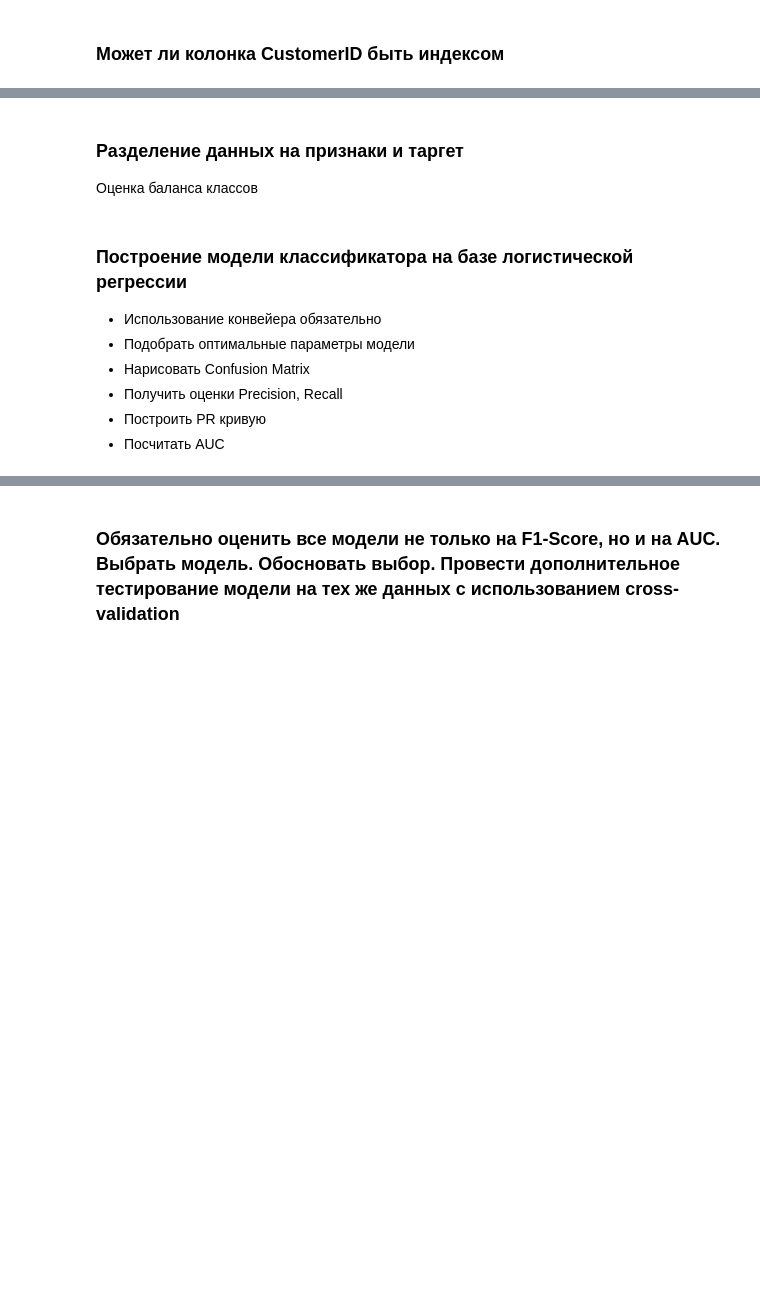
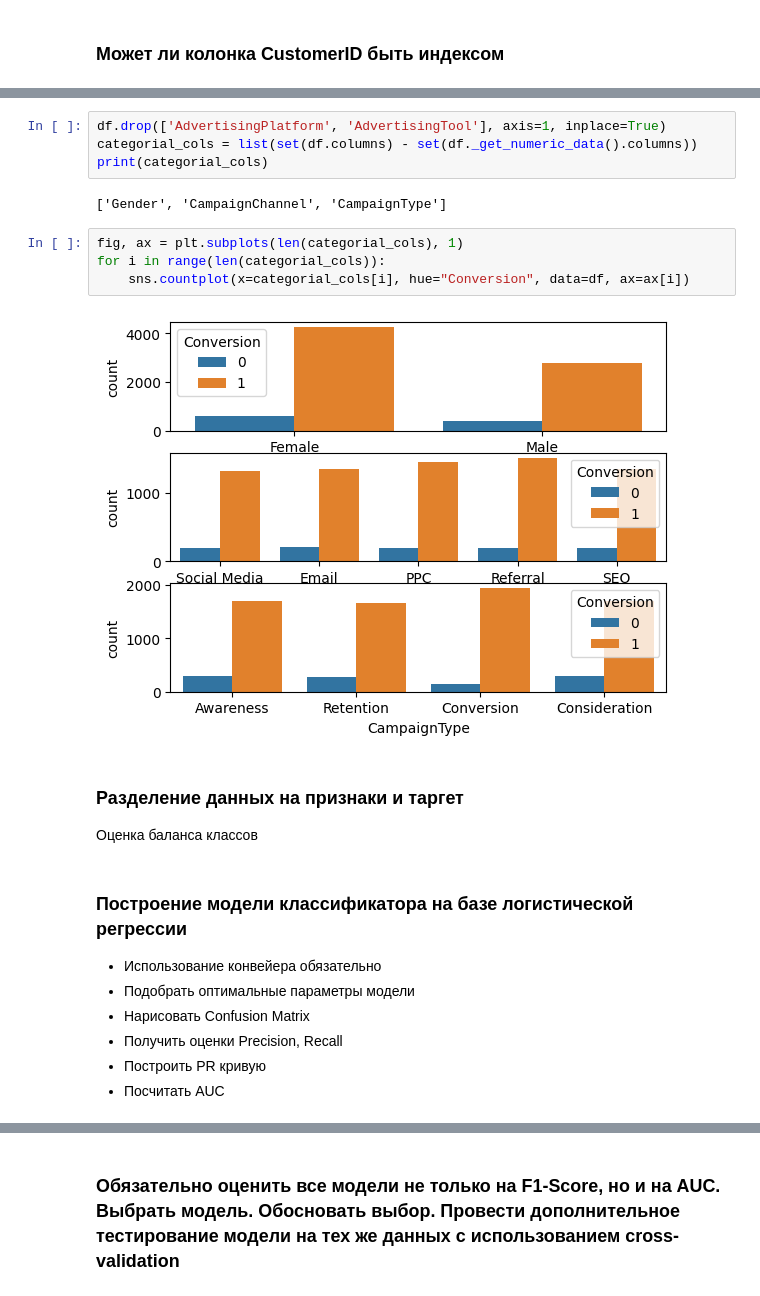
Before and after one commit to wldwldcrd/data_analysis_baumanka, a Jupyter notebook: 9_SVM_KNN/homework/Digital Marketing Campaign.ipynb, the cells around one changed output, grey strips where cells are left out. Cells and saved outputs as stored; diff of their text form; blank space fills up the shorter version.

```diff
--- a/9_SVM_KNN/homework/Digital Marketing Campaign.ipynb
+++ b/9_SVM_KNN/homework/Digital Marketing Campaign.ipynb
@@ -37,3 +169,15 @@ import phik as phik
+# %%
+df.drop(['AdvertisingPlatform', 'AdvertisingTool'], axis=1, inplace=True)
+categorial_cols = list(set(df.columns) - set(df._get_numeric_data().columns))
+print(categorial_cols)
+# %% [output]
+['Gender', 'CampaignChannel', 'CampaignType']
+# %%
+fig, ax = plt.subplots(len(categorial_cols), 1)
+for i in range(len(categorial_cols)):
+    sns.countplot(x=categorial_cols[i], hue="Conversion", data=df, ax=ax[i])
+# %% [output]
+[figure, added]
 # %% [markdown]
 ### Разделение данных на признаки и таргет
 
@@ -41,12 +185,12 @@ import phik as phik
 # %% [markdown]
 ### Построение модели классификатора на базе логистической регрессии
 
-* Использование конвейера обязательно
-* Подобрать оптимальные параметры модели
-* Нарисовать Confusion Matrix
-* Получить оценки Precision, Recall
-* Построить PR кривую
-* Посчитать AUC
+-   Использование конвейера обязательно
+-   Подобрать оптимальные параметры модели
+-   Нарисовать Confusion Matrix
+-   Получить оценки Precision, Recall
+-   Построить PR кривую
+-   Посчитать AUC
 # %% [markdown]
 ### Построение модели SVM классификатора
 
```
Also changed, not shown: parts of 19 cells of this notebook.
